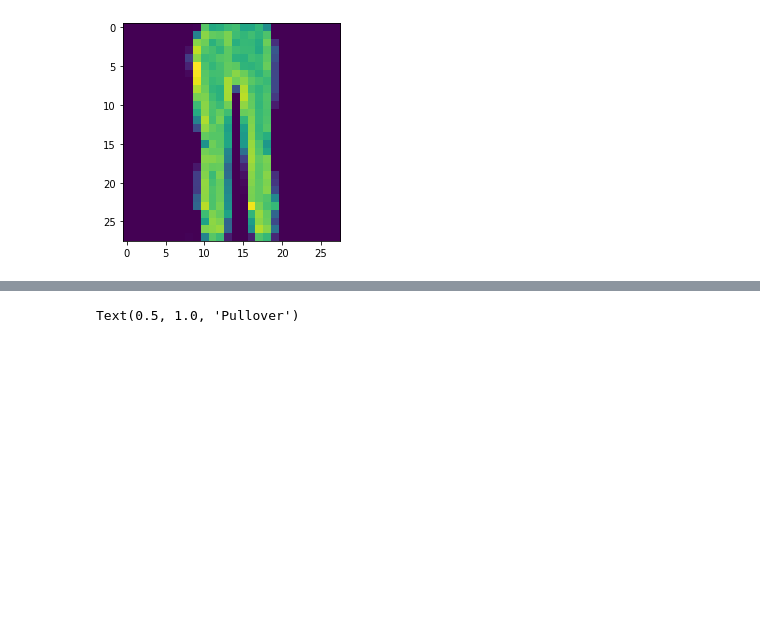
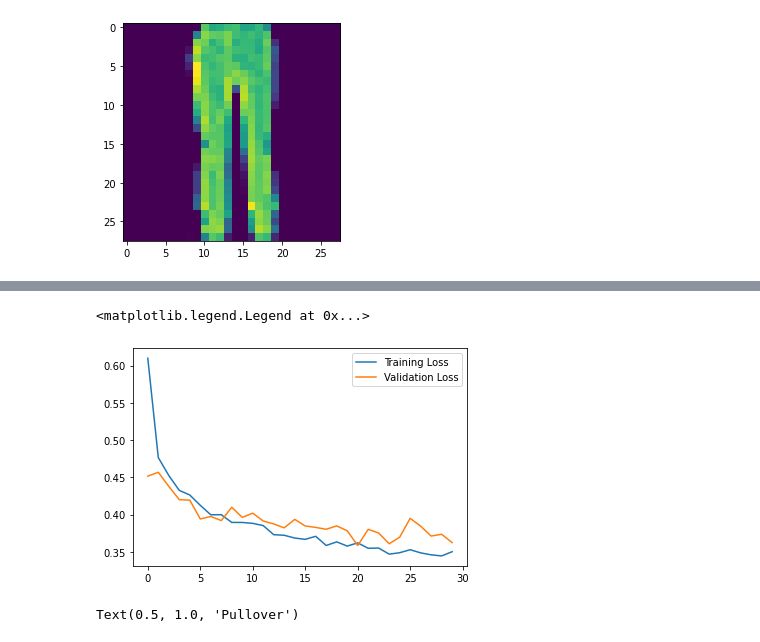
Before and after one commit to faranak5171/Basic-Deep-Learning, a Jupyter notebook: fashion_mnist_pytorch.ipynb, the cells around one changed output, grey strips where cells are left out. Drawn from its saved outputs; the diff is of its cells as text; code cells hidden in the pictures; blank space fills up the shorter version.

Commit message:
add dropout

```diff
--- a/fashion_mnist_pytorch.ipynb
+++ b/fashion_mnist_pytorch.ipynb
@@ -30,19 +30,21 @@ class Classifier(nn.Module):
     self.fc3 = nn.Linear(128,64)
     self.fc4 = nn.Linear(64,10)
 
+    self.dropout = nn.Dropout(p=0.2)
+
   def forward(self, x):
     x = x.view(x.shape[0],-1)
-    x = F.relu(self.fc1(x))
-    x = F.relu(self.fc2(x))
-    x = F.relu(self.fc3(x))
+    x = self.dropout(F.relu(self.fc1(x)))
+    x = self.dropout(F.relu(self.fc2(x)))
+    x = self.dropout(F.relu(self.fc3(x)))
     x = F.log_softmax(self.fc4(x), dim=1)
     return x
 # %%
 model = Classifier()
 criterion = nn.NLLLoss()
-optimizer = optim.Adam(model.parameters(), lr=0.005)
+optimizer = optim.Adam(model.parameters(), lr=0.003)
 # %%
-epochs = 5
+epochs = 30
 train_losses, test_losses = [] , []
 for epoch in range(epochs):
     running_loss = 0
@@ -62,6 +64,8 @@ for epoch in range(epochs):
 
         with torch.no_grad():
           for images, labels in testloader:
+            #Set model to evaluation mode or turn off the dropout for inference and validation
+            model.eval()
             log_ps = model(images)
             test_loss += criterion(log_ps, labels)
 
@@ -70,6 +74,8 @@ for epoch in range(epochs):
             equal = top_class == labels.view(*top_class.shape)
             accuracy += torch.mean(equal.type(torch.FloatTensor))
 
+        # Set model to training mode or use dropout to prevent overfitting
+        model.train()
         train_losses.append(running_loss/len(trainloader))
         test_losses.append(test_loss/len(testloader))
         print("Epoch:{}/{}..".format(epoch+1, epochs),
@@ -85,3 +103,10 @@ Epoch:4/5.. Training loss: 0.338.. Test loss: 0.408.. Accuracy 0.861
+# %%
+plt.plot(train_losses, label="Training Loss")
+plt.plot(test_losses, label="Validation Loss")
+plt.legend()
+# %% [output]
+<matplotlib.legend.Legend at 0x...>
+[figure, added]
 # %%
 # Test network!
 dataiter = iter(testloader)
```
Also changed, not shown: parts of 1 cell of this notebook.
